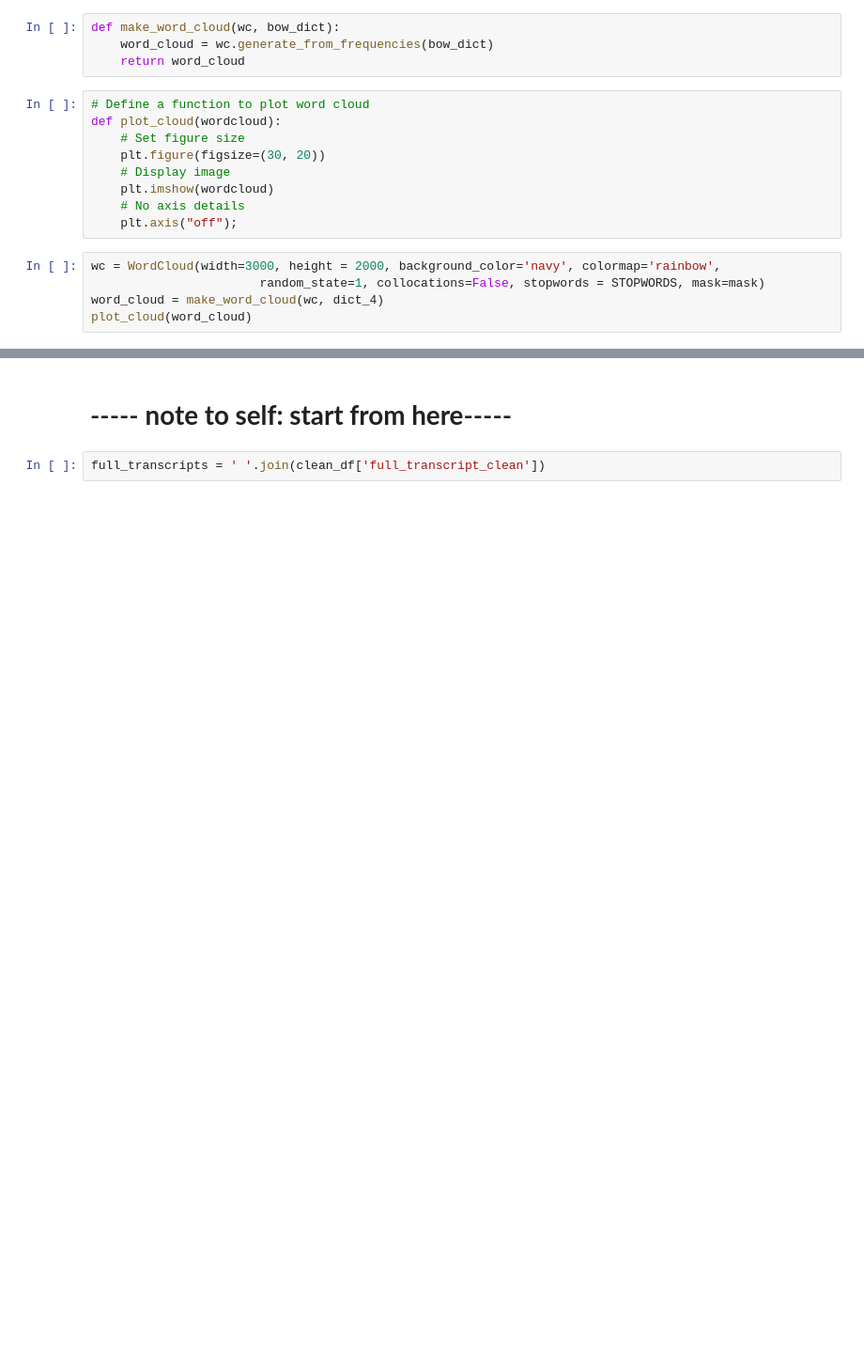
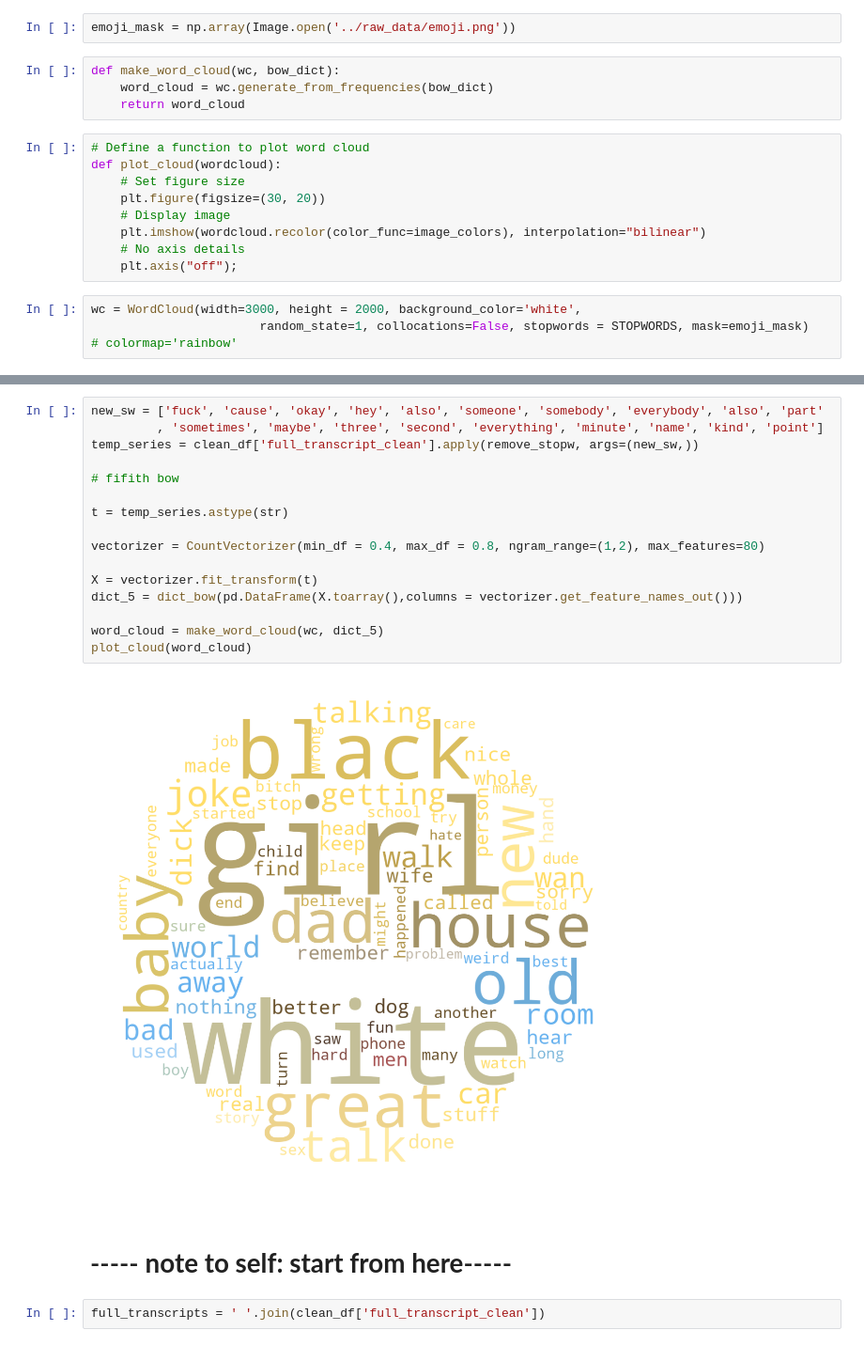
Before and after one commit to rmelbardis/ObjectivelyFunny, a Jupyter notebook: notebooks/yuqing_WordCloud_v3.ipynb, the cells around one changed output, grey strips where cells are left out. Shown at 94% size. Cells and saved outputs as stored; diff of their text form; blank space fills up the shorter version.

```diff
--- a/notebooks/yuqing_WordCloud_v3.ipynb
+++ b/notebooks/yuqing_WordCloud_v3.ipynb
@@ -291,3 +289,5 @@ mask = np.array(Image.open('../raw_data/microphone.png'))
+# %%
+emoji_mask = np.array(Image.open('../raw_data/emoji.png'))
 # %%
 def make_word_cloud(wc, bow_dict):
     word_cloud = wc.generate_from_frequencies(bow_dict)
@@ -298,11 +298,10 @@ def plot_cloud(wordcloud):
     # Set figure size
     plt.figure(figsize=(30, 20))
     # Display image
-    plt.imshow(wordcloud)
+    plt.imshow(wordcloud.recolor(color_func=image_colors), interpolation="bilinear")
     # No axis details
     plt.axis("off");
 # %%
-wc = WordCloud(width=3000, height = 2000, background_color='navy', colormap='rainbow',
-                       random_state=1, collocations=False, stopwords = STOPWORDS, mask=mask)
-word_cloud = make_word_cloud(wc, dict_4)
-plot_cloud(word_cloud)
+wc = WordCloud(width=3000, height = 2000, background_color='white',
+                       random_state=1, collocations=False, stopwords = STOPWORDS, mask=emoji_mask)
+# colormap='rainbow'
@@ -328,3 +312,21 @@ plot_cloud(word_cloud)
+# %%
+new_sw = ['fuck', 'cause', 'okay', 'hey', 'also', 'someone', 'somebody', 'everybody', 'also', 'part'
+         , 'sometimes', 'maybe', 'three', 'second', 'everything', 'minute', 'name', 'kind', 'point']
+temp_series = clean_df['full_transcript_clean'].apply(remove_stopw, args=(new_sw,))
+
+# fifith bow
+
+t = temp_series.astype(str)
+
+vectorizer = CountVectorizer(min_df = 0.4, max_df = 0.8, ngram_range=(1,2), max_features=80)
+
+X = vectorizer.fit_transform(t)
+dict_5 = dict_bow(pd.DataFrame(X.toarray(),columns = vectorizer.get_feature_names_out()))
+
+word_cloud = make_word_cloud(wc, dict_5)
+plot_cloud(word_cloud)
+# %% [output]
+[figure, added]
 # %% [markdown]
 # ----- **note to self: start from here**-----
 # %%
```
Also changed, not shown: parts of 11 cells of this notebook, 1 other file.
